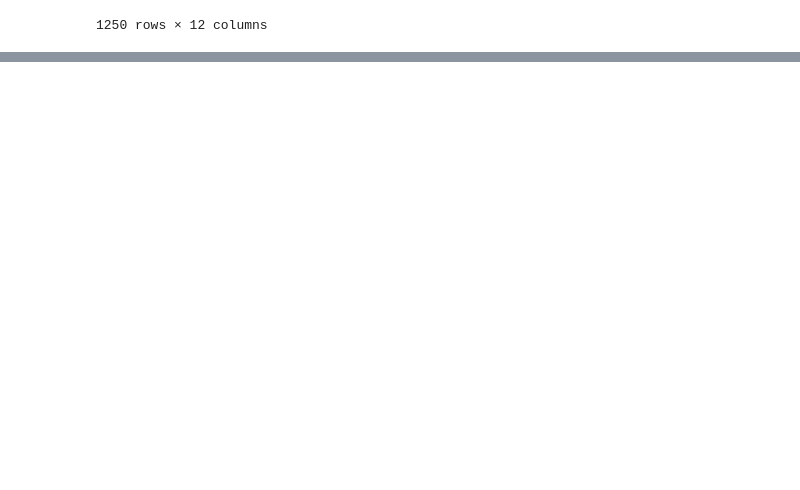
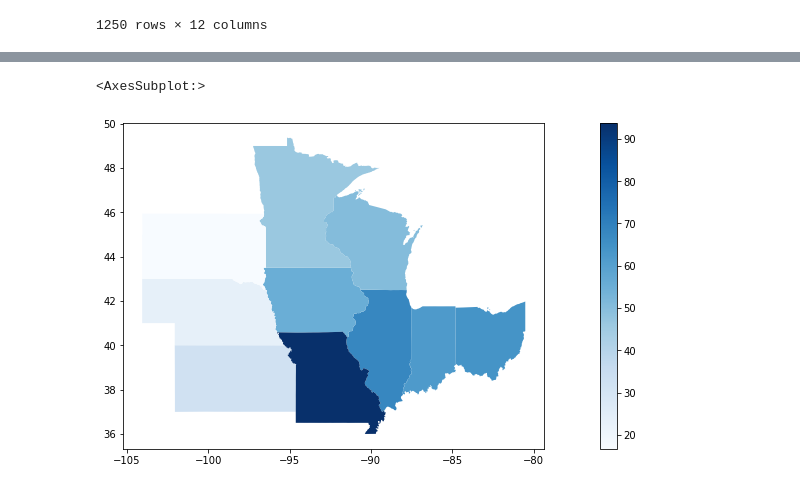
Before and after one commit to shujiew2/ACE592Project, a Jupyter notebook: Temp Data.ipynb, the cells around one changed output, grey strips where cells are left out. Drawn from its saved outputs; the diff is of its cells as text; code cells hidden in the pictures; blank space fills up the shorter version.

```diff
--- a/Temp Data.ipynb
+++ b/Temp Data.ipynb
@@ -1093,0 +2253,13 @@ zonal_stats_full
+# %%
+zonal_stats0313=zonal_stats(country, 'PRISM_Precip/PRISM_ppt_stable_4kmM3_201303_bil.bil')
+zonal_stats0313 = pd.DataFrame(zonal_stats0313)
+zonal_stats0313.columns = ["rain_"+x for x in zonal_stats0313.columns]
+zonal_stats0313.index = country.index
+zonal_stats0313 = pd.concat([country,zonal_stats0313],axis=1)
+# %%
+## Precip Plot
+f,a = plt.subplots(figsize =(20,6))
+zonal_stats0313.plot(column="rain_mean",cmap="Blues",legend=True,ax=a)
+# %% [output]
+<AxesSubplot:>
+[figure, added]
```
Also changed, not shown: parts of 65 cells of this notebook.
